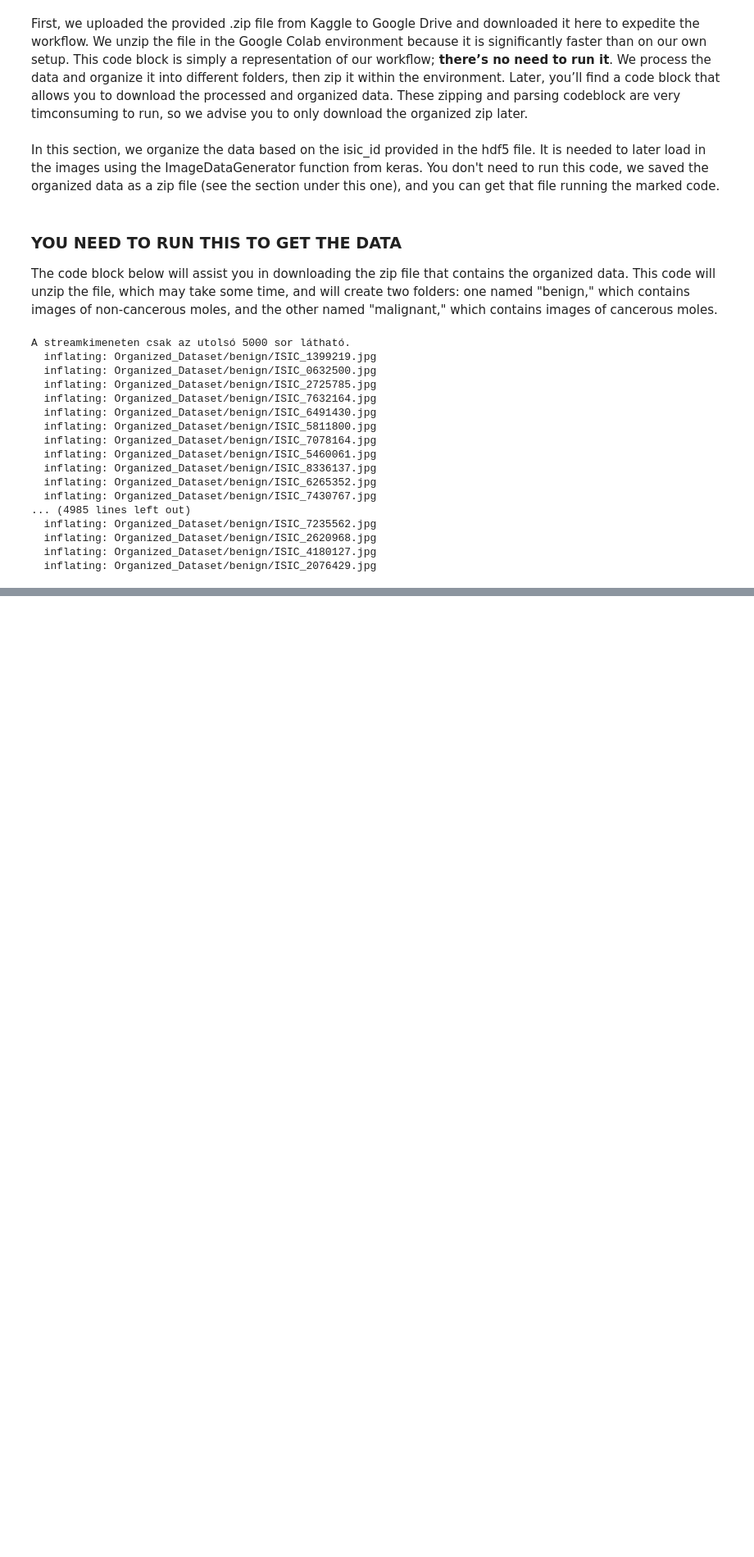
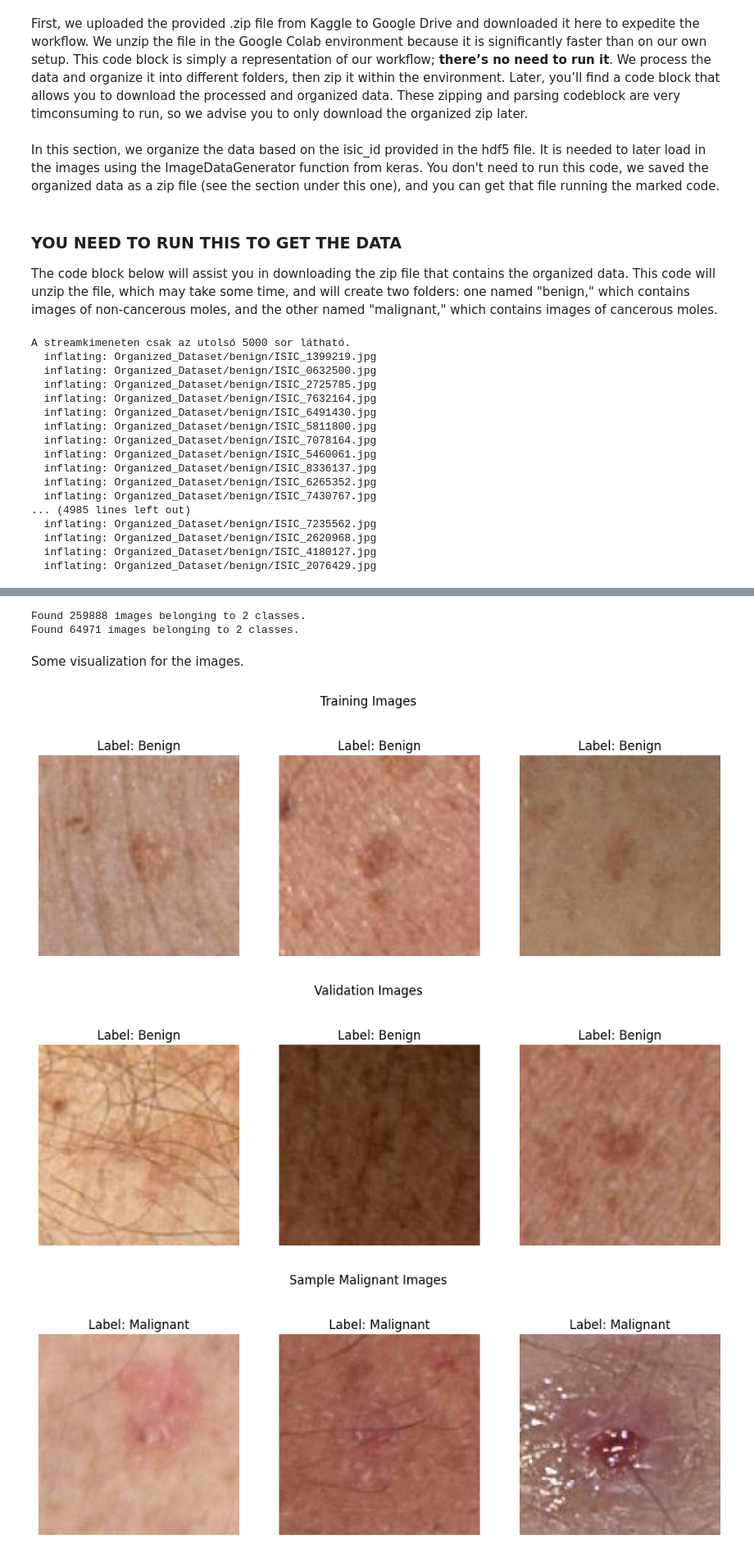
Before and after one commit to szelld/monkey_stack_deeplearning, a Jupyter notebook: Skin_Cancer_Detection_Milestone_1.ipynb, the cells around one changed output, grey strips where cells are left out. Shown at 82% size. Drawn from its saved outputs; the diff is of its cells as text; code cells hidden in the pictures; blank space fills up the shorter version.

```diff
--- a/Skin_Cancer_Detection_Milestone_1.ipynb
+++ b/Skin_Cancer_Detection_Milestone_1.ipynb
@@ -131,16 +171,10 @@ Here we load in the data to the model using the ImageDataGenerator function from
 # %%
-# Import libraries
-import pandas as pd
-import tensorflow as tf
-
-from tensorflow.keras.preprocessing.image import ImageDataGenerator
-
 # Create an ImageDataGenerator instance
 datagen = ImageDataGenerator(
     rescale=1./255,
     validation_split=0.2)
 
-data_dir = '/content/images'
+data_dir = '/content/Organized_Dataset'
 
 train_generator = datagen.flow_from_directory(
     data_dir,
@@ -155,3 +189,54 @@ validation_generator = datagen.flow_from_directory(
     batch_size=32,
     class_mode='binary',
     subset='validation')
+# %% [output]
+Found 259888 images belonging to 2 classes.
+Found 64971 images belonging to 2 classes.
+# %% [markdown]
+Some visualization for the images.
+# %%
+# Fetch a single batch of training data
+X_train_batch, y_train_batch = next(train_generator)  # Gets the next batch of training data
+
+# Fetch a single batch of validation data
+X_val_batch, y_val_batch = next(validation_generator)  # Gets the next batch of validation data
+
+# Function to visualize images
+def plot_images(images, labels, title):
+    plt.figure(figsize=(12, 8))
+    for i in range(3):  # Display 6 images
+        plt.subplot(2, 3, i + 1)
+        plt.imshow(images[i])
+        plt.title(f'Label: {"Malignant" if labels[i] == 1 else "Benign"}')
+        plt.axis('off')
+    plt.suptitle(title)
+    plt.show()
+
+# Visualize a batch of training images
+plot_images(X_train_batch, y_train_batch, "Training Images")
+
+# Visualize a batch of validation images
+plot_images(X_val_batch, y_val_batch, "Validation Images")
+
+# Load and visualize images directly from the "Organized_Dataset/malignant" folder
+def plot_malignant_images_from_folder(folder_path, num_images=6):
+    images = []
+    file_names = os.listdir(folder_path)
+    sample_files = file_names[:num_images]  # Select a few images from the folder
+
+    for file_name in sample_files:
+        img_path = os.path.join(folder_path, file_name)
+        img = load_img(img_path, target_size=(256, 256))  # Load image and resize if necessary
+        img_array = img_to_array(img) / 255.0  # Normalize to match the other images
+        images.append(img_array)
+
+    # Display the malignant images
+    plot_images(images, [1]*num_images, "Sample Malignant Images")
+
+# Path to the malignant folder
+malignant_folder = 'Organized_Dataset/malignant'
+plot_malignant_images_from_folder(malignant_folder)
+# %% [output]
+[figure, added]
+[figure, added]
+[figure, added]
```
Also changed, not shown: parts of 7 cells of this notebook.
